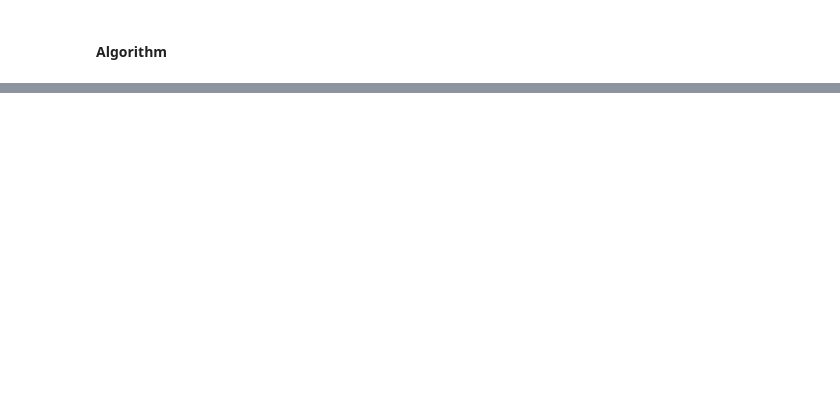
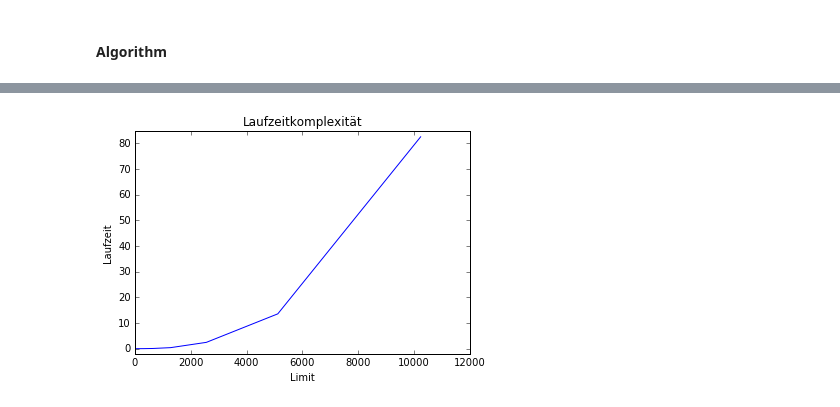
Before and after one commit to reinka/epi, a Jupyter notebook: Blatt 9/Aufgabe 3 - Sieve of Eratosthenes.ipynb, the cells around one changed output, grey strips where cells are left out. Saved outputs shown, nothing was run; the diff lists cells and outputs as text; code cells hidden in the pictures; blank space fills up the shorter version.

```diff
--- a/Blatt 9/Aufgabe 3 - Sieve of Eratosthenes.ipynb
+++ b/Blatt 9/Aufgabe 3 - Sieve of Eratosthenes.ipynb
@@ -41,0 +116,10 @@ Choose n:50
+# %%
+plt.plot(x, y)
+plt.xlim(0, 12000)
+plt.ylim(-2, 85)
+plt.ylabel('Laufzeit')
+plt.xlabel('Limit')
+plt.title('Laufzeitkomplexität')
+plt.show()
+# %% [output]
+[figure, added]
```
Also changed, not shown: parts of 4 cells of this notebook.
